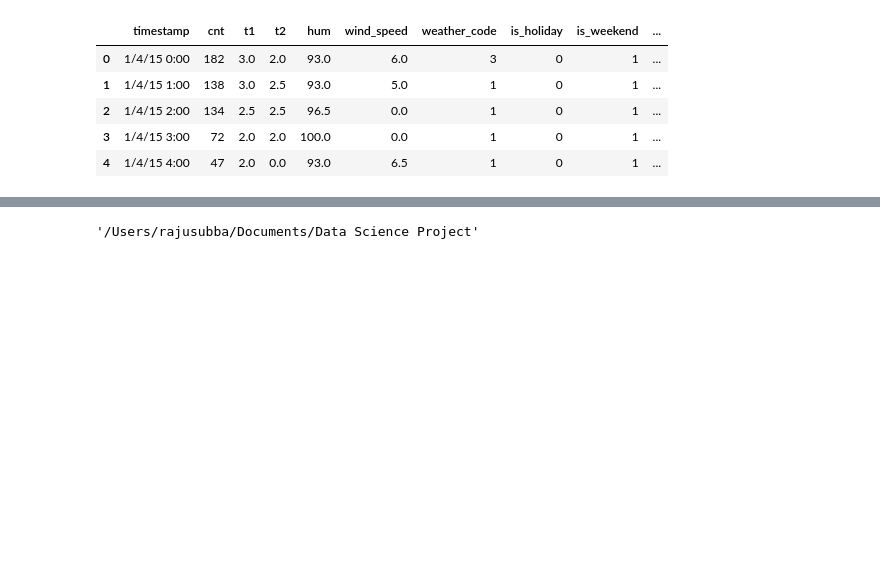
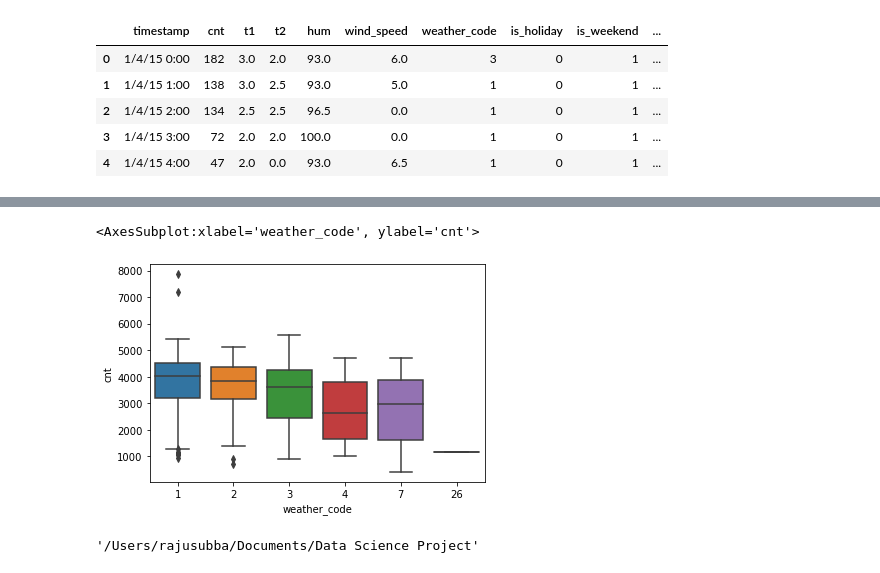
Before and after one commit to Rajusubba/london-bike-shares, a Jupyter notebook: London Bike Share.ipynb, the cells around one changed output, grey strips where cells are left out. Saved outputs shown, nothing was run; the diff lists cells and outputs as text; code cells hidden in the pictures; blank space fills up the shorter version.

```diff
--- a/London Bike Share.ipynb
+++ b/London Bike Share.ipynb
@@ -354,7 +354,7 @@ bsd2 = bsd1.groupby('date').aggregate({
     't2': 'mean',
     'hum': 'mean',
     'wind_speed': 'mean',
-    'weather_code': pd.Series.,
+     'weather_code':lambda x:x.value_counts().index[0],
     'is_holiday': 'mean',
     'is_weekend': 'mean',
     'season': 'mean'})
@@ -376,3 +390,8 @@ sns.boxplot(x = "season", y = "cnt", data = bsd2)
+# %%
+sns.boxplot(x = "weather_code", y = "cnt", data = bsd2)
+# %% [output]
+<AxesSubplot:xlabel='weather_code', ylabel='cnt'>
+[figure, added]
 # %%
 bsd2.to_csv('/Users/rajusubba/Documents/Data Science Project/bike_share_group.csv')
 # %%
```
Also changed, not shown: parts of 7 cells of this notebook.
